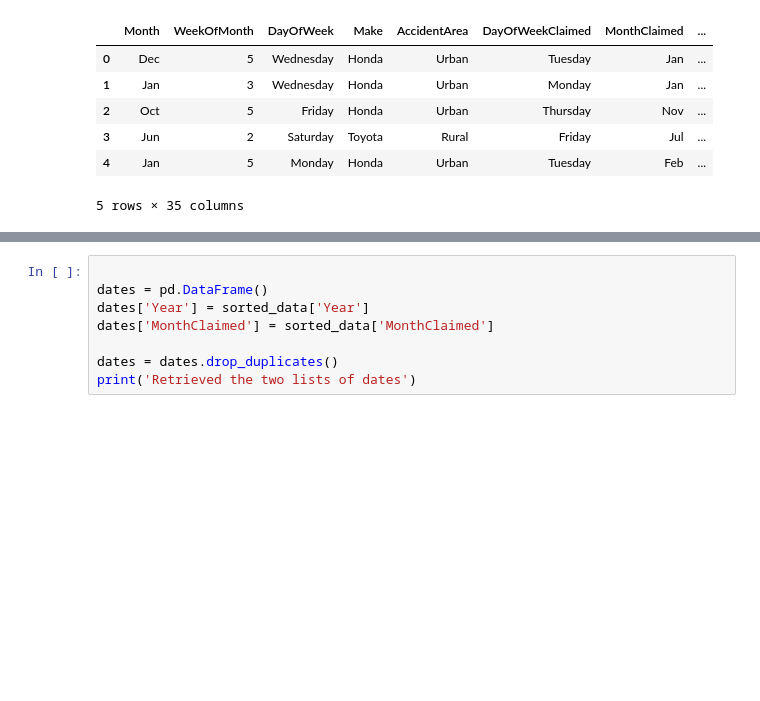
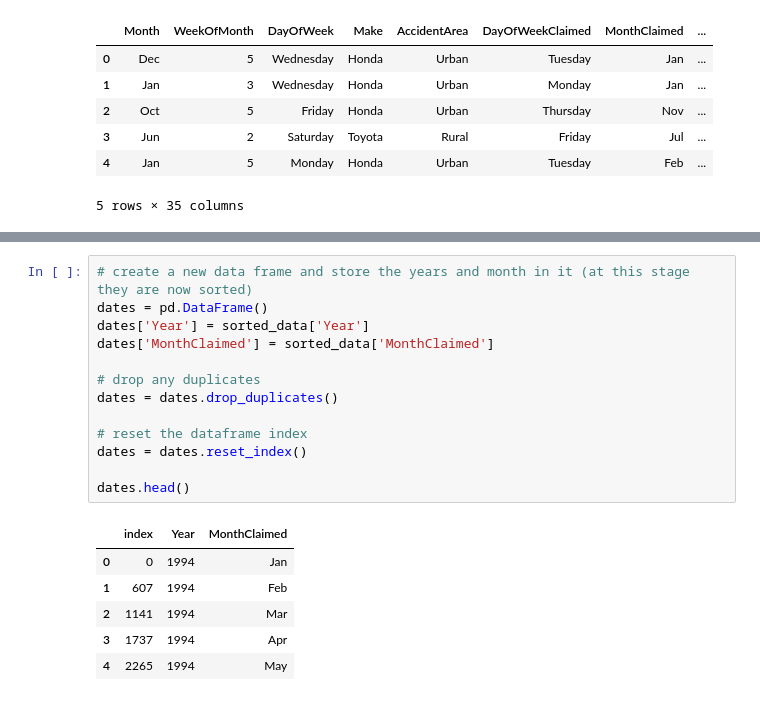
Before and after one commit to bernardmizz13/Vehicle_insurance_claim_fraud_detection, a Jupyter notebook: Jupyter_notebooks/Data_analysis.ipynb, the cells around one changed output, grey strips where cells are left out. Cells and saved outputs as stored; diff of their text form; blank space fills up the shorter version.

```diff
--- a/Jupyter_notebooks/Data_analysis.ipynb
+++ b/Jupyter_notebooks/Data_analysis.ipynb
@@ -210,8 +217,20 @@ sorted_data.head()
 # %%
-
+# create a new data frame and store the years and month in it (at this stage they are now sorted)
 dates = pd.DataFrame()
 dates['Year'] = sorted_data['Year']
 dates['MonthClaimed'] = sorted_data['MonthClaimed']
 
+# drop any duplicates
 dates = dates.drop_duplicates()
-print('Retrieved the two lists of dates')
+
+# reset the dataframe index
+dates = dates.reset_index()
+
+dates.head()
+# %% [output]
+|  | index | Year | MonthClaimed |
+| 0 | 0 | 1994 | Jan |
+| 1 | 607 | 1994 | Feb |
+| 2 | 1141 | 1994 | Mar |
+| 3 | 1737 | 1994 | Apr |
+| 4 | 2265 | 1994 | May |
```
Also changed, not shown: parts of 5 cells of this notebook, 1 other file.
